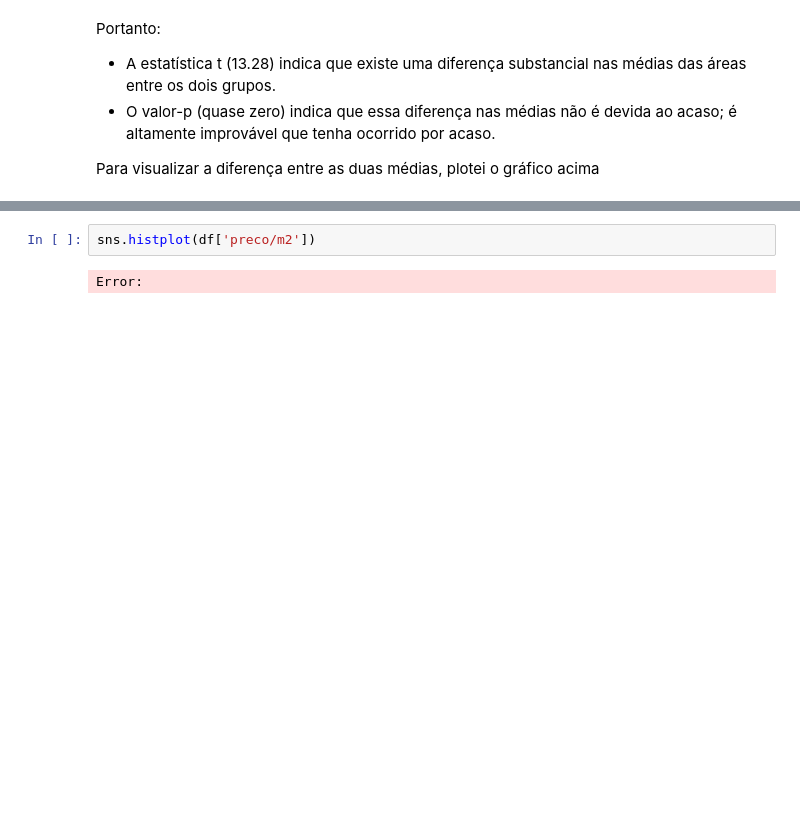
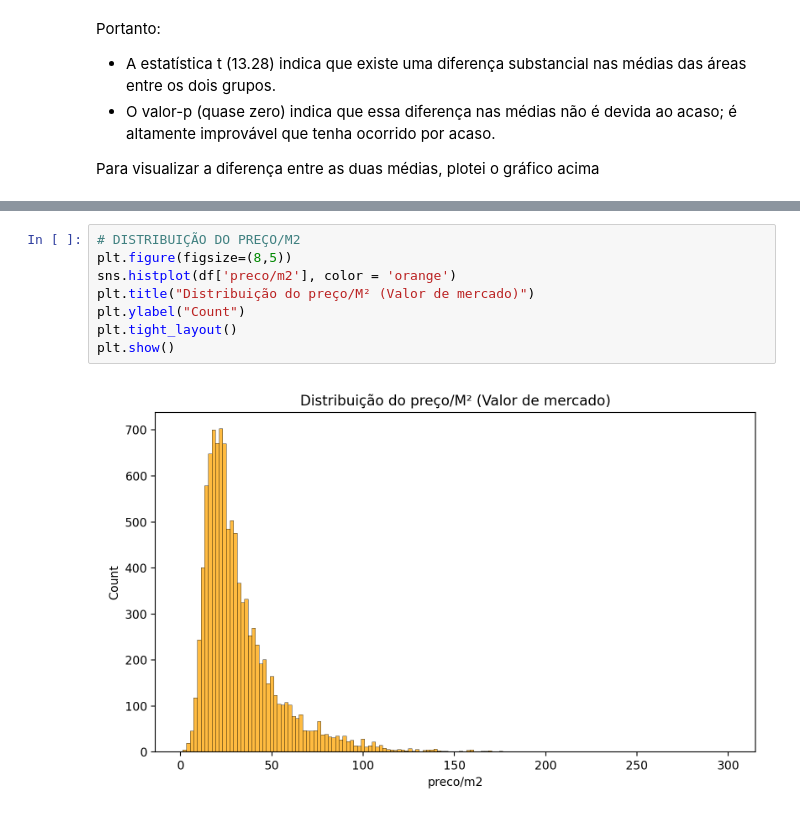
Before and after one commit to manusaleal/Projeto_EDA, a Jupyter notebook: douglas.ipynb, the cells around one changed output, grey strips where cells are left out. Drawn from its saved outputs; the diff is of its cells as text; blank space fills up the shorter version.

```diff
--- a/douglas.ipynb
+++ b/douglas.ipynb
@@ -704,5 +722,11 @@ Error:
 # %%
-sns.histplot(df['preco/m2'])
+# DISTRIBUIÇÃO DO PREÇO/M2
+plt.figure(figsize=(8,5))
+sns.histplot(df['preco/m2'], color = 'orange')
+plt.title("Distribuição do preço/M² (Valor de mercado)")
+plt.ylabel("Count")
+plt.tight_layout()
+plt.show()
 # %% [output]
-Error:
+[figure, added]
 # %%
```
Also changed, not shown: parts of 27 cells of this notebook.
